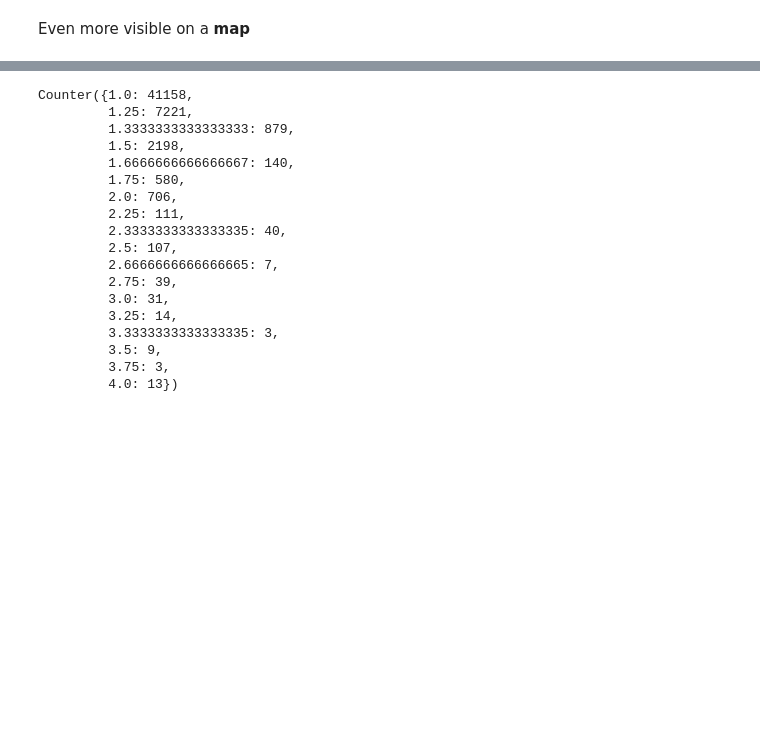
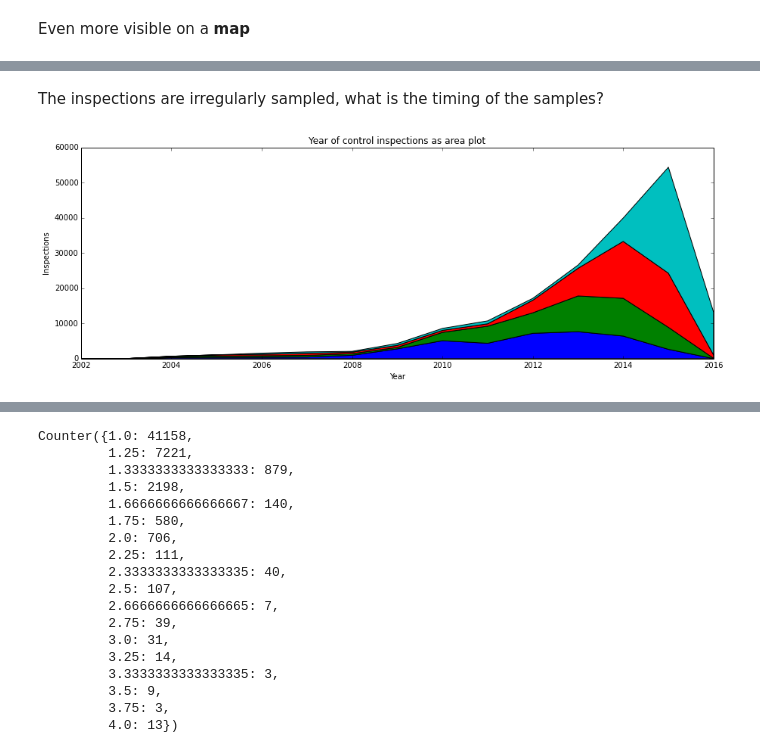
Before and after one commit to Happyzippy/socialdata, a Jupyter notebook: SmileyProject/DataAnalysis.ipynb, the cells around one changed output, grey strips where cells are left out. Saved outputs shown, nothing was run; the diff lists cells and outputs as text; code cells hidden in the pictures; blank space fills up the shorter version.

```diff
--- a/SmileyProject/DataAnalysis.ipynb
+++ b/SmileyProject/DataAnalysis.ipynb
@@ -177,0 +183,16 @@ geoplotlib.show();
+# %% [markdown]
+The inspections are irregularly sampled, what is the timing of the samples?
+# %%
+plt.figure(figsize=(15,5));
+x_axis =  range(2002,2017)
+v4 = Counter([int(x[0:4]) for x in df.fjerdeseneste_kontrol_dato if type(x) is str])
+v3 = Counter([int(x[0:4]) for x in df.tredjeseneste_kontrol_dato if type(x) is str])
+v2 = Counter([int(x[0:4]) for x in df.naestseneste_kontrol_dato if type(x) is str])
+v1 = Counter([int(x[0:4]) for x in df.seneste_kontrol_dato if type(x) is str])
+
+plt.stackplot(x_axis,[v4[y] for y in x_axis], [v3[y] for y in x_axis],[v2[y] for y in x_axis], [v1[y] for y in x_axis]);
+plt.title('Year of control inspections as area plot')
+plt.ylabel('Inspections');
+plt.xlabel('Year');
+# %% [output]
+[figure, added]
```
Also changed, not shown: parts of 45 cells of this notebook, 2 other files.
